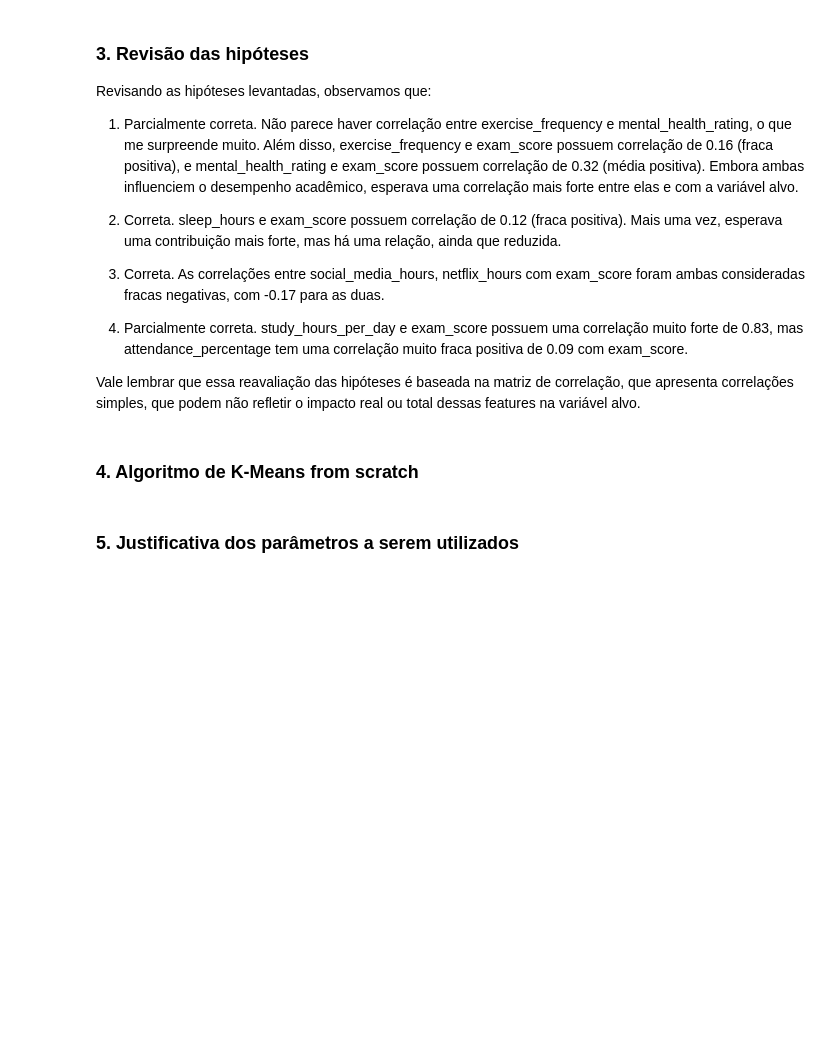
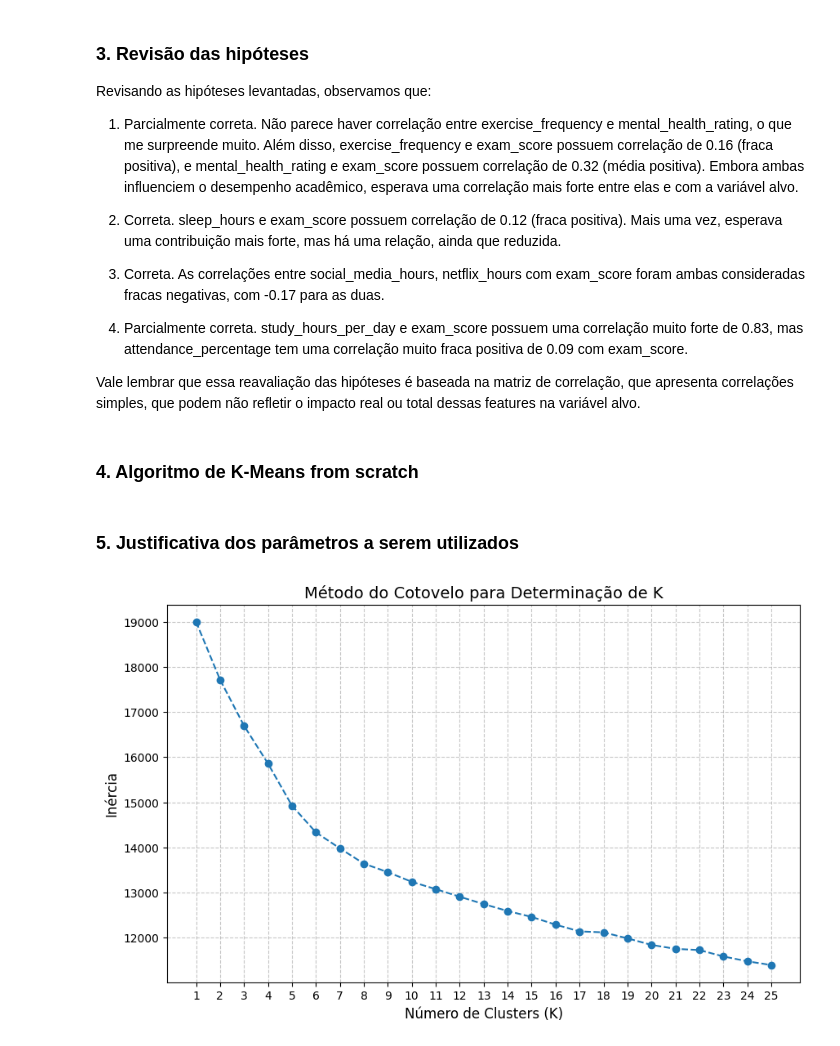
Before and after one commit to gibi177/CIS--PS, a Jupyter notebook: Modulo 2/Atividade Clustering/Atividade_Clustering.ipynb, the cells around one changed output. Cells and saved outputs as stored; diff of their text form; code cells hidden in the pictures; blank space fills up the shorter version.

Commit message:
add: determinação de k, incompleto

```diff
--- a/Modulo 2/Atividade Clustering/Atividade_Clustering.ipynb
+++ b/Modulo 2/Atividade Clustering/Atividade_Clustering.ipynb
@@ -273,0 +298,34 @@ def calculate_inertia(X, centroids, labels):
+# %%
+def calculate_inertia(X, centroids, labels):
+    """Calcula a inércia (soma das distâncias quadradas aos centróides)"""
+    return np.sum((X - centroids[labels])**2)
+
+# Método do cotovelo corrigido
+def elbow_method(X, max_k=25):
+    """Calcula a inércia para diferentes valores de k com múltiplas inicializações"""
+    inertias = []
+    for k in range(1, max_k+1):
+        # Executar 10 vezes e pegar o melhor resultado (menor inércia)
+        min_inertia = float('inf')
+        for _ in range(10):
+            labels, centroids = k_means(X, k=k)
+            inertia = calculate_inertia(X, centroids, labels)
+            if inertia < min_inertia:
+                min_inertia = inertia
+        inertias.append(min_inertia)
+    return inertias
+# %%
+# Calcular inércias
+inertias = elbow_method(X_scaled)
+
+# Plotar o método do cotovelo melhorado
+plt.figure(figsize=(10, 6))
+plt.plot(range(1, 26), inertias, marker='o', linestyle='--')
+plt.xlabel('Número de Clusters (K)', fontsize=12)
+plt.ylabel('Inércia', fontsize=12)
+plt.title('Método do Cotovelo para Determinação de K', fontsize=14)
+plt.grid(True, linestyle='--', alpha=0.7)
+plt.xticks(range(1, 26))
+plt.show()
+# %% [output]
+[figure, added]
```
Also changed, not shown: parts of 5 cells of this notebook.
